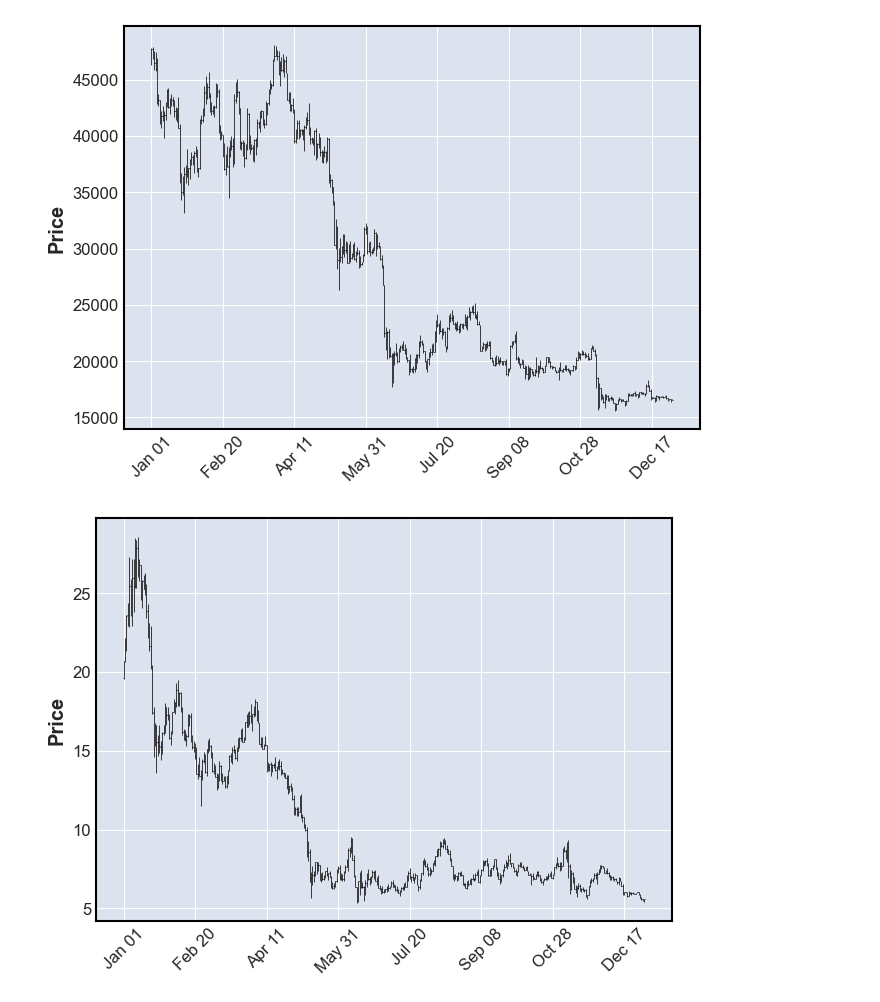
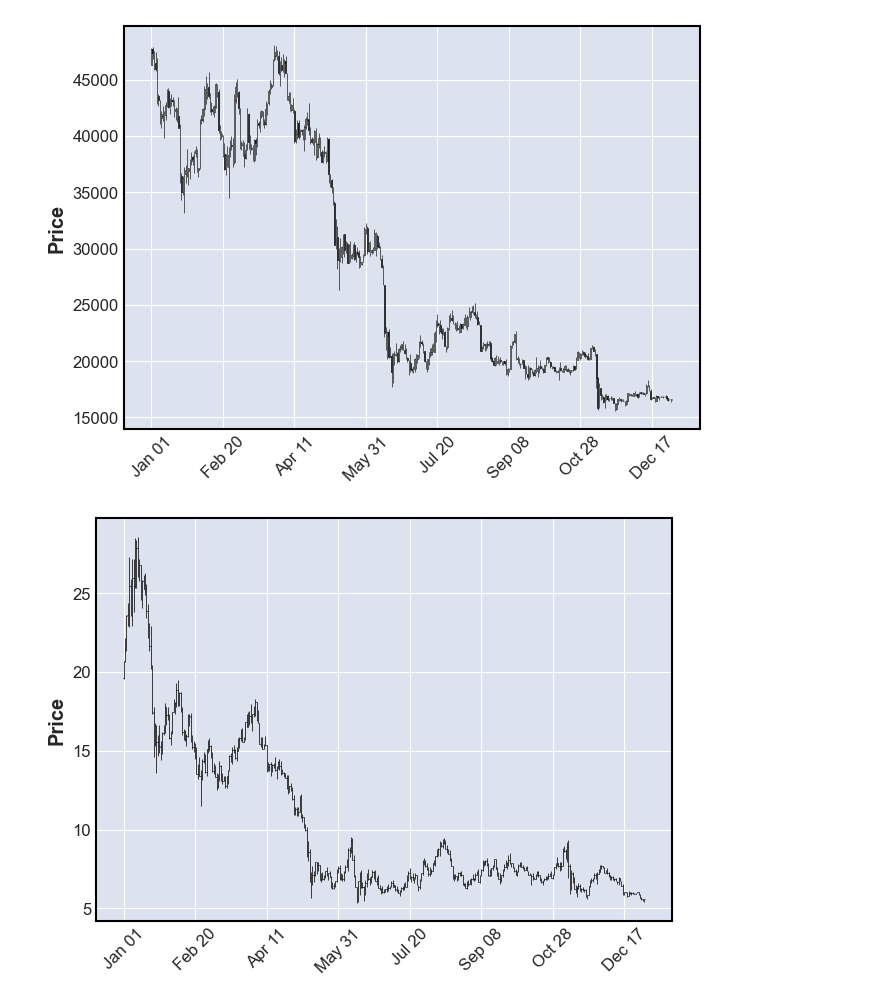
Before and after one commit to huey-nibiru/chainlink-analysis, a Jupyter notebook: yahoo/candlestick.ipynb, the cells around one changed output. Saved outputs shown, nothing was run; the diff lists cells and outputs as text; code cells hidden in the pictures.

Commit message:
candlestick

```diff
--- a/yahoo/candlestick.ipynb
+++ b/yahoo/candlestick.ipynb
@@ -8,9 +8,9 @@ link_df = yf.Ticker("LINK-USD").history(start="2022-01-01", end="2023-01-01")
 btc_df = yf.Ticker("BTC-USD").history(start="2022-01-01", end="2023-01-01")
 eth_df = yf.Ticker("ETH-USD").history(start="2022-01-01", end="2023-01-01")
 # %%
-mpf.plot(btc_df)
+mpf.plot(btc_df, type="candle")
 # %% [output]
-[figure, old version]
+[figure, new version]
 # %%
 mpf.plot(link_df)
 # %% [output]
```
Also changed, not shown: 1 other file.
